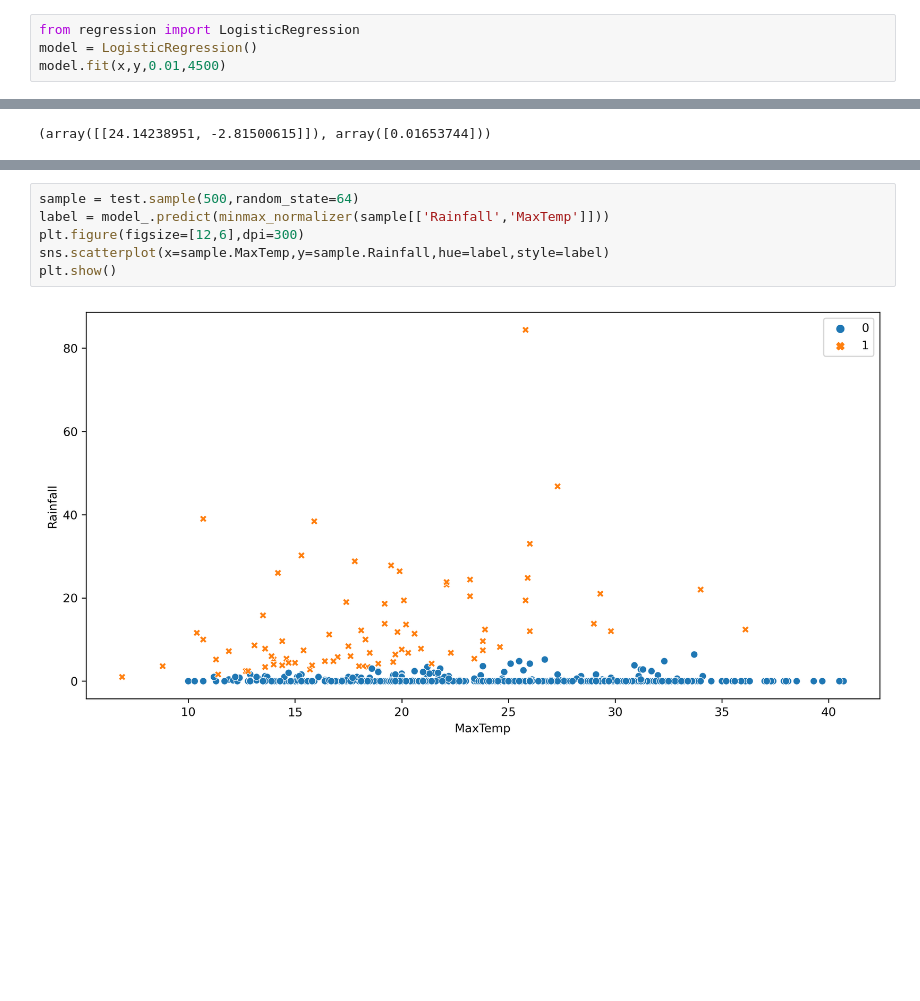
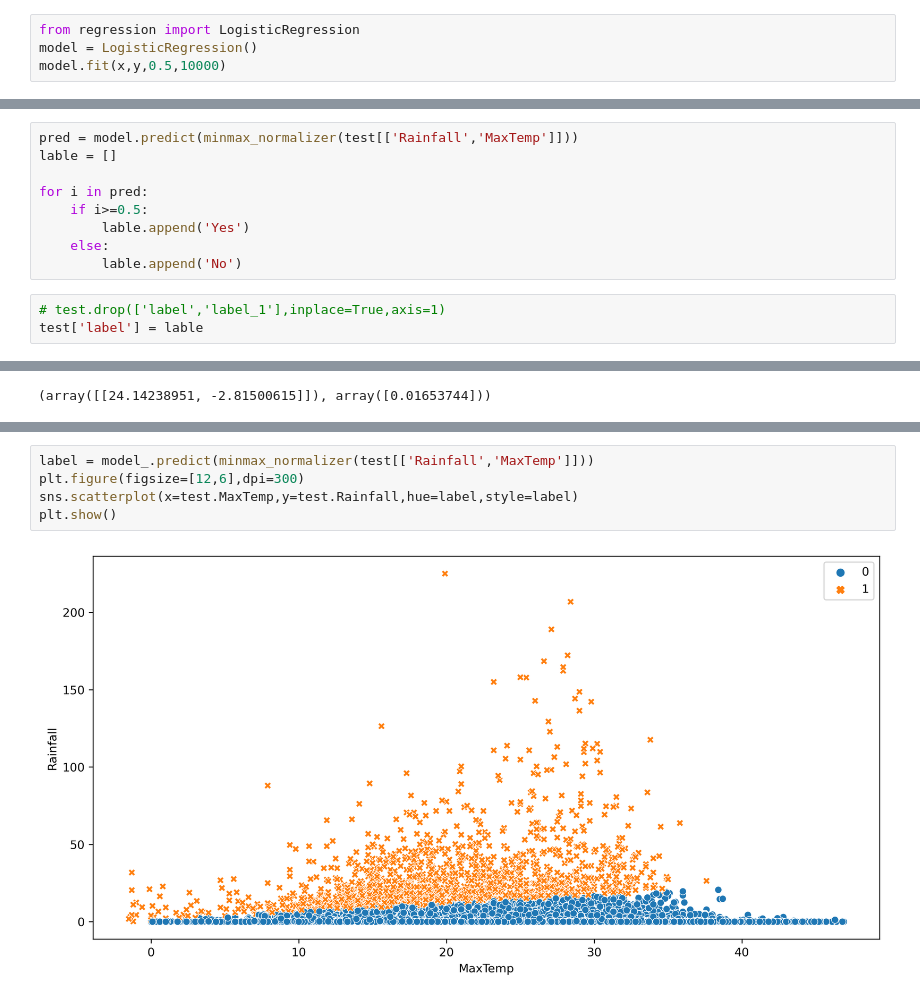
Before and after one commit to ashen007/classification-with-logistic-regression-python-implimatation, a Jupyter notebook: regression for classification.ipynb, the cells around one changed output, grey strips where cells are left out. Cells and saved outputs as stored; diff of their text form; blank space fills up the shorter version.

Commit message:
logistic regression model patch-2

```diff
--- a/regression for classification.ipynb
+++ b/regression for classification.ipynb
@@ -154,5 +154,5 @@ Name: RainTomorrow, Length: 112384, dtype: int64
 # %%
 from regression import LogisticRegression
 model = LogisticRegression()
-model.fit(x,y,0.01,4500)
+model.fit(x,y,0.5,10000)
 # %% [output]
@@ -159,0 +166,12 @@ array([ 0.09501304, -0.77800728, -0.86336469])
+# %%
+pred = model.predict(minmax_normalizer(test[['Rainfall','MaxTemp']]))
+lable = []
+
+for i in pred:
+    if i>=0.5:
+        lable.append('Yes')
+    else:
+        lable.append('No')
+# %%
+# test.drop(['label','label_1'],inplace=True,axis=1)
+test['label'] = lable
@@ -177,8 +208,7 @@ array([1, 0, 0, ..., 0, 0, 0], dtype=int64)
 # %%
-sample = test.sample(500,random_state=64)
-label = model_.predict(minmax_normalizer(sample[['Rainfall','MaxTemp']]))
+label = model_.predict(minmax_normalizer(test[['Rainfall','MaxTemp']]))
 plt.figure(figsize=[12,6],dpi=300)
-sns.scatterplot(x=sample.MaxTemp,y=sample.Rainfall,hue=label,style=label)
+sns.scatterplot(x=test.MaxTemp,y=test.Rainfall,hue=label,style=label)
 plt.show()
 # %% [output]
-[figure, old version]
+[figure, new version]
```
Also changed, not shown: parts of 7 cells of this notebook, 1 other file.
